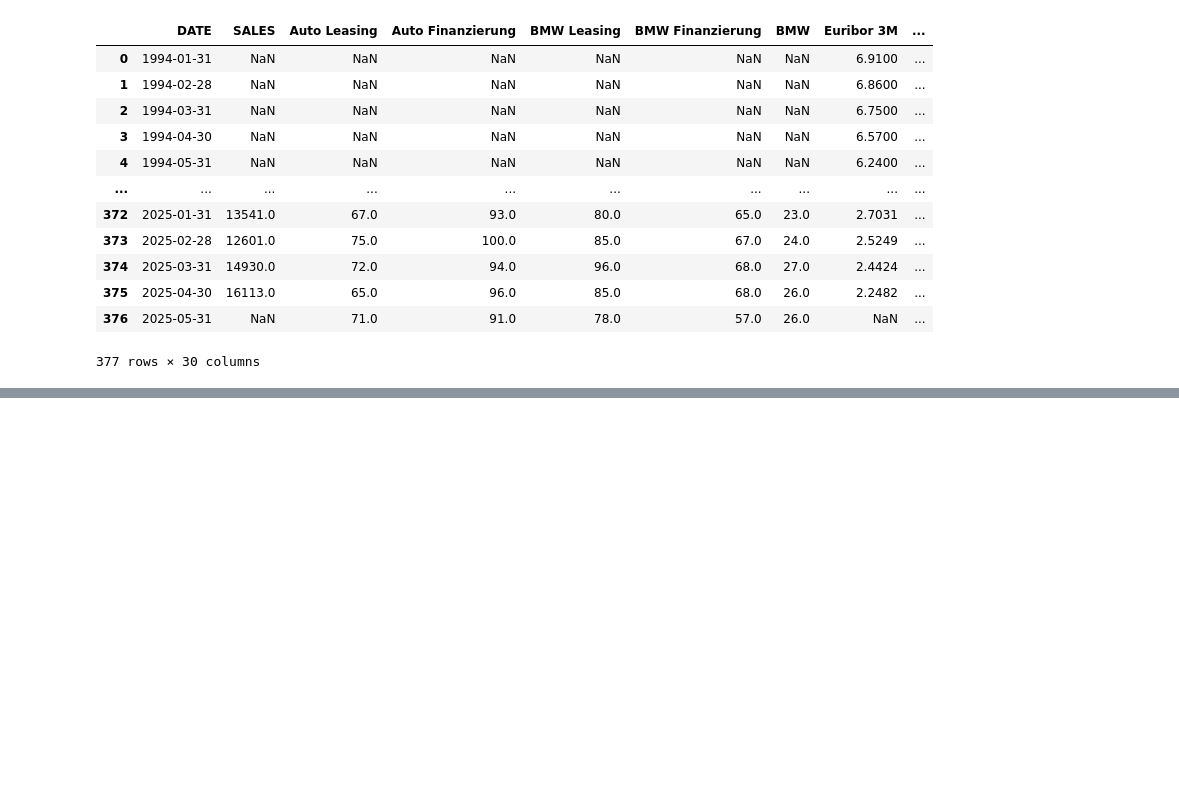
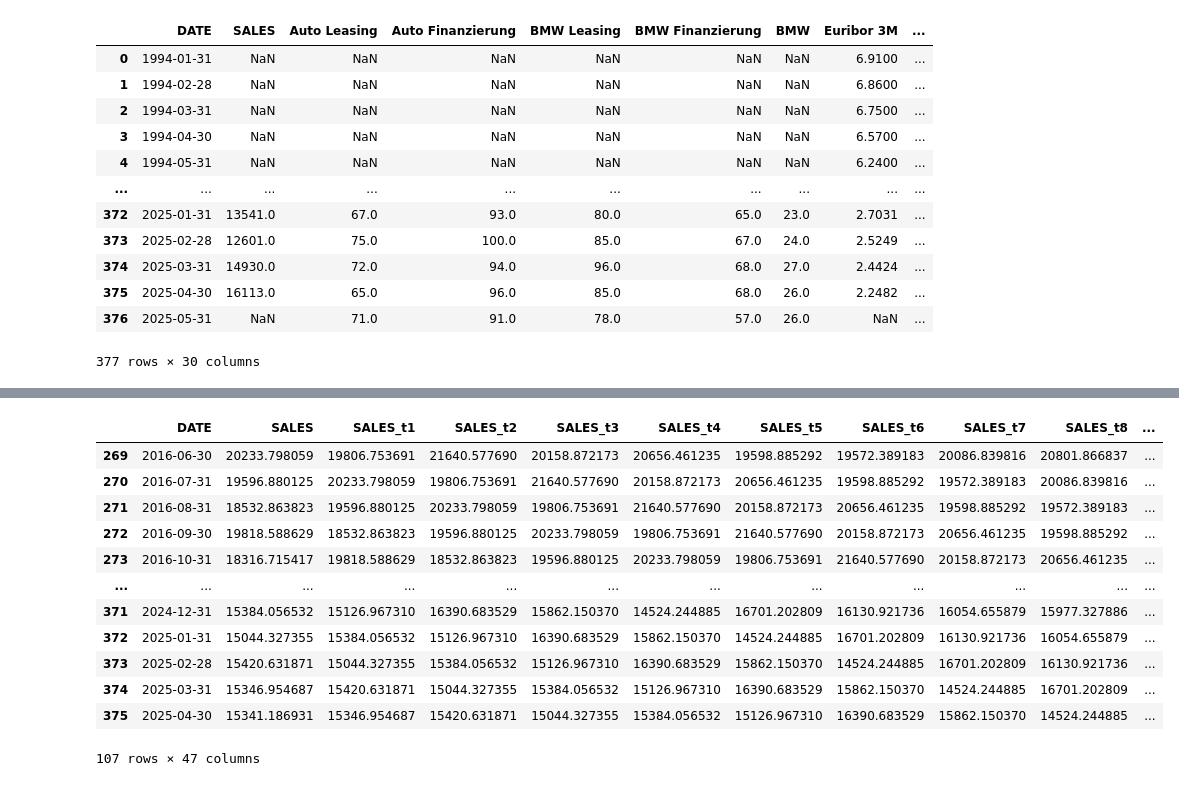
Before and after one commit to Philipp-Manhart/PA-II, a Jupyter notebook: code.ipynb, the cells around one changed output, grey strips where cells are left out. Saved outputs shown, nothing was run; the diff lists cells and outputs as text; code cells hidden in the pictures; blank space fills up the shorter version.

```diff
--- a/code.ipynb
+++ b/code.ipynb
@@ -330,3 +372,22 @@ df_fe
+# %%
+# drop rows with NaN values
+df_fe = df_fe.dropna()
+
+df_fe
+# %% [output]
+|  | DATE | SALES | SALES_t1 | SALES_t2 | SALES_t3 | SALES_t4 | SALES_t5 | SALES_t6 | SALES_t7 | SALES_t8 | ... |
+| 269 | 2016-06-30 | 20233.798059 | 19806.753691 | 21640.577690 | 20158.872173 | 20656.461235 | 19598.885292 | 19572.389183 | 20086.839816 | 20801.866837 | ... |
+| 270 | 2016-07-31 | 19596.880125 | 20233.798059 | 19806.753691 | 21640.577690 | 20158.872173 | 20656.461235 | 19598.885292 | 19572.389183 | 20086.839816 | ... |
+| 271 | 2016-08-31 | 18532.863823 | 19596.880125 | 20233.798059 | 19806.753691 | 21640.577690 | 20158.872173 | 20656.461235 | 19598.885292 | 19572.389183 | ... |
+| 272 | 2016-09-30 | 19818.588629 | 18532.863823 | 19596.880125 | 20233.798059 | 19806.753691 | 21640.577690 | 20158.872173 | 20656.461235 | 19598.885292 | ... |
+| 273 | 2016-10-31 | 18316.715417 | 19818.588629 | 18532.863823 | 19596.880125 | 20233.798059 | 19806.753691 | 21640.577690 | 20158.872173 | 20656.461235 | ... |
+| ... | ... | ... | ... | ... | ... | ... | ... | ... | ... | ... | ... |
+| 371 | 2024-12-31 | 15384.056532 | 15126.967310 | 16390.683529 | 15862.150370 | 14524.244885 | 16701.202809 | 16130.921736 | 16054.655879 | 15977.327886 | ... |
+| 372 | 2025-01-31 | 15044.327355 | 15384.056532 | 15126.967310 | 16390.683529 | 15862.150370 | 14524.244885 | 16701.202809 | 16130.921736 | 16054.655879 | ... |
+| 373 | 2025-02-28 | 15420.631871 | 15044.327355 | 15384.056532 | 15126.967310 | 16390.683529 | 15862.150370 | 14524.244885 | 16701.202809 | 16130.921736 | ... |
+| 374 | 2025-03-31 | 15346.954687 | 15420.631871 | 15044.327355 | 15384.056532 | 15126.967310 | 16390.683529 | 15862.150370 | 14524.244885 | 16701.202809 | ... |
+| 375 | 2025-04-30 | 15341.186931 | 15346.954687 | 15420.631871 | 15044.327355 | 15384.056532 | 15126.967310 | 16390.683529 | 15862.150370 | 14524.244885 | ... |
+107 rows × 47 columns
 # %%
 # modeling
 
```
Also changed, not shown: parts of 6 cells of this notebook, 1 other file.
